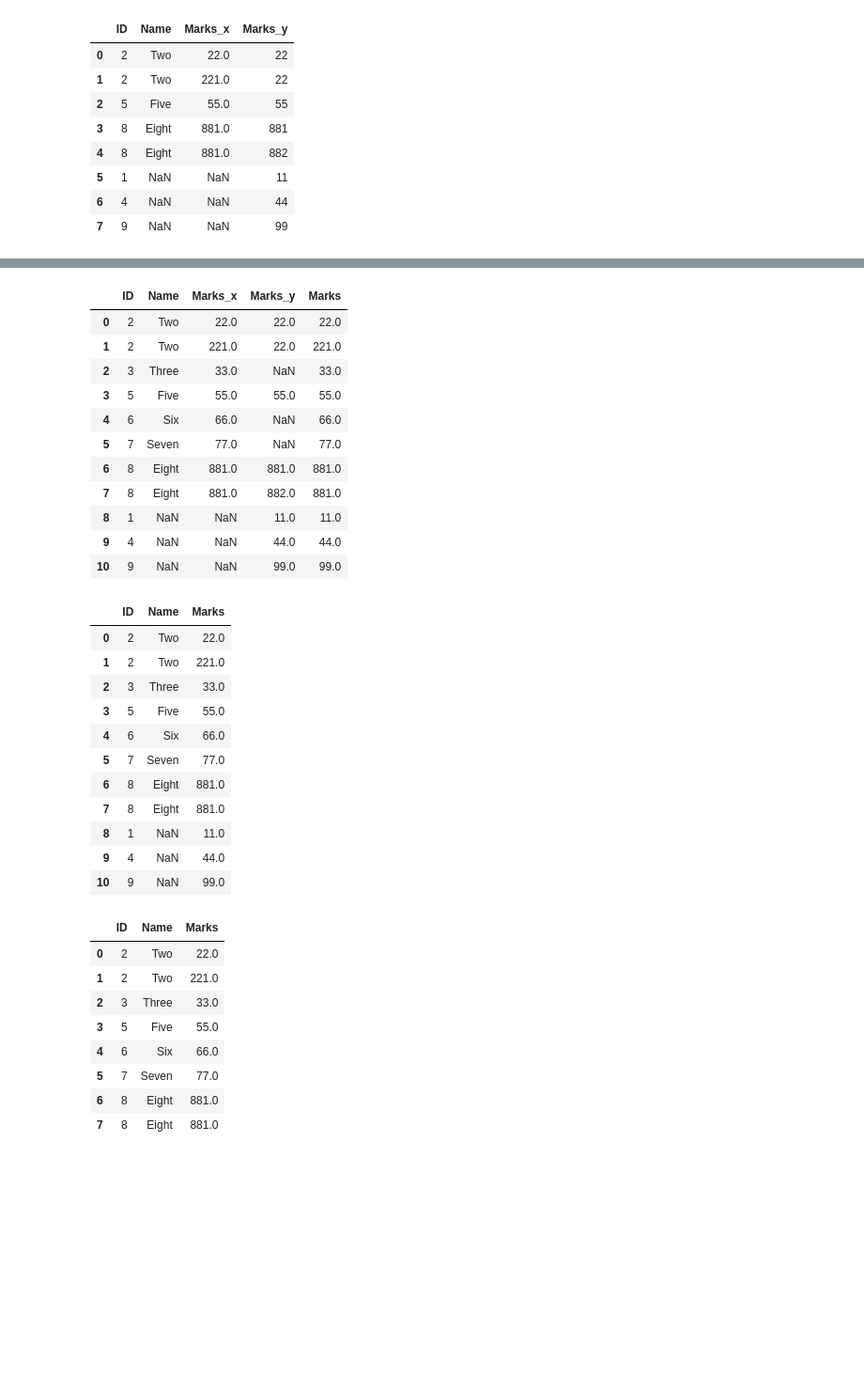
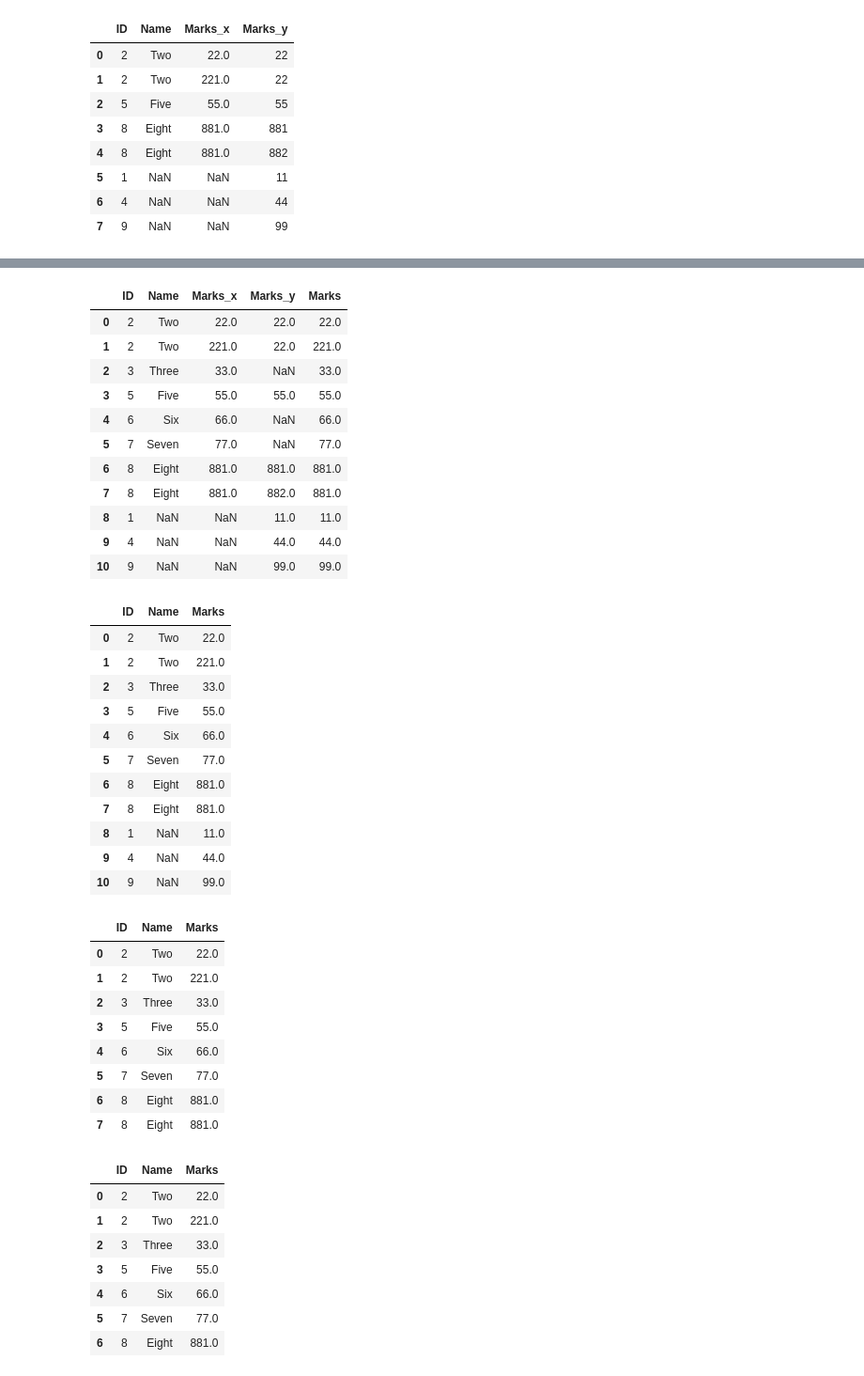
Before and after one commit to ryubidragonfire/python-cheatsheet, a Jupyter notebook: dataframe/dataframe-merging.ipynb, the cells around one changed output, grey strips where cells are left out. Shown at 94% size. Cells and saved outputs as stored; diff of their text form; code cells hidden in the pictures; blank space fills up the shorter version.

```diff
--- a/dataframe/dataframe-merging.ipynb
+++ b/dataframe/dataframe-merging.ipynb
@@ -566,6 +566,9 @@ df
 
 df.dropna(inplace=True)
 df
+
+df.drop_duplicates(inplace=True)
+df
 # %% [output]
 |  | ID | Name | Marks |
 | 0 | 2 | Two | 22 |
@@ -601,30 +604,38 @@ df
 | 2 | 3 | Three | 33.0 | NaN | 33.0 |
 | 3 | 5 | Five | 55.0 | 55.0 | 55.0 |
 | 4 | 6 | Six | 66.0 | NaN | 66.0 |
 | 5 | 7 | Seven | 77.0 | NaN | 77.0 |
 | 6 | 8 | Eight | 881.0 | 881.0 | 881.0 |
 | 7 | 8 | Eight | 881.0 | 882.0 | 881.0 |
 | 8 | 1 | NaN | NaN | 11.0 | 11.0 |
 | 9 | 4 | NaN | NaN | 44.0 | 44.0 |
 | 10 | 9 | NaN | NaN | 99.0 | 99.0 |
 |  | ID | Name | Marks |
 | 0 | 2 | Two | 22.0 |
 | 1 | 2 | Two | 221.0 |
 | 2 | 3 | Three | 33.0 |
 | 3 | 5 | Five | 55.0 |
 | 4 | 6 | Six | 66.0 |
 | 5 | 7 | Seven | 77.0 |
 | 6 | 8 | Eight | 881.0 |
 | 7 | 8 | Eight | 881.0 |
 | 8 | 1 | NaN | 11.0 |
 | 9 | 4 | NaN | 44.0 |
 | 10 | 9 | NaN | 99.0 |
 |  | ID | Name | Marks |
 | 0 | 2 | Two | 22.0 |
 | 1 | 2 | Two | 221.0 |
 | 2 | 3 | Three | 33.0 |
 | 3 | 5 | Five | 55.0 |
 | 4 | 6 | Six | 66.0 |
 | 5 | 7 | Seven | 77.0 |
 | 6 | 8 | Eight | 881.0 |
 | 7 | 8 | Eight | 881.0 |
+|  | ID | Name | Marks |
+| 0 | 2 | Two | 22.0 |
+| 1 | 2 | Two | 221.0 |
+| 2 | 3 | Three | 33.0 |
+| 3 | 5 | Five | 55.0 |
+| 4 | 6 | Six | 66.0 |
+| 5 | 7 | Seven | 77.0 |
+| 6 | 8 | Eight | 881.0 |
```
Also changed, not shown: parts of 2 cells of this notebook.
